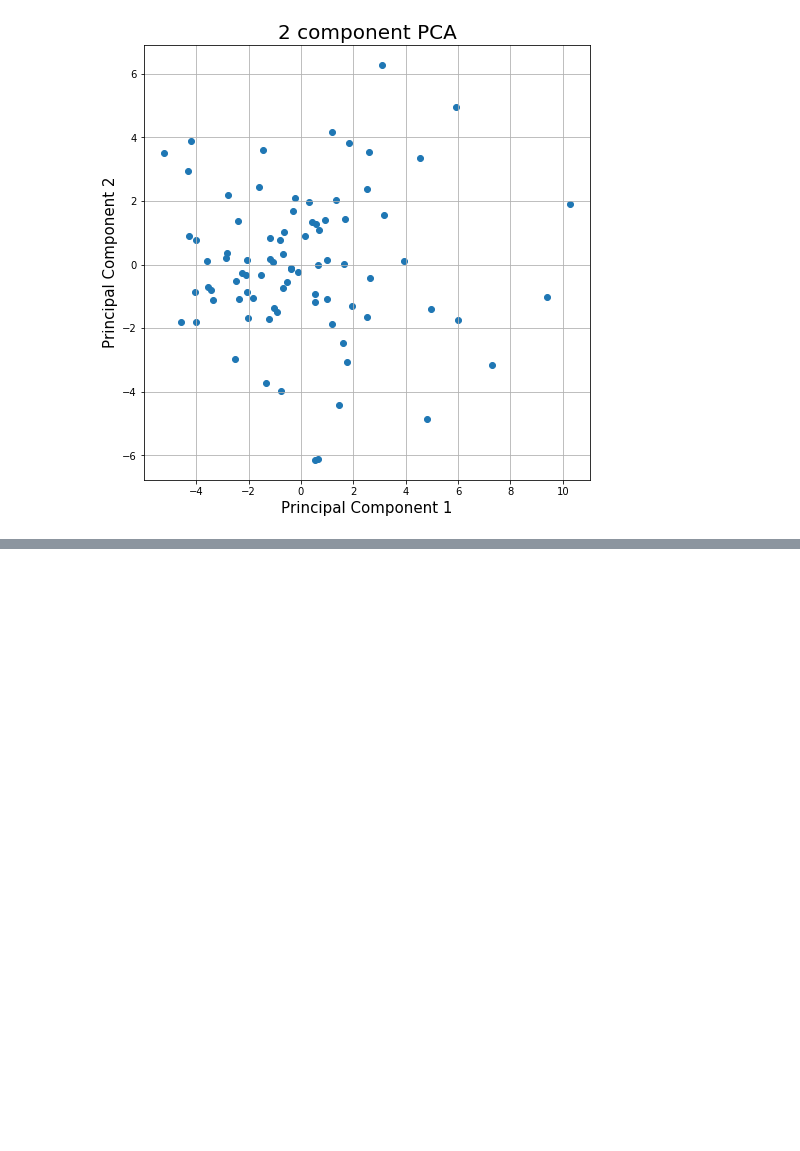
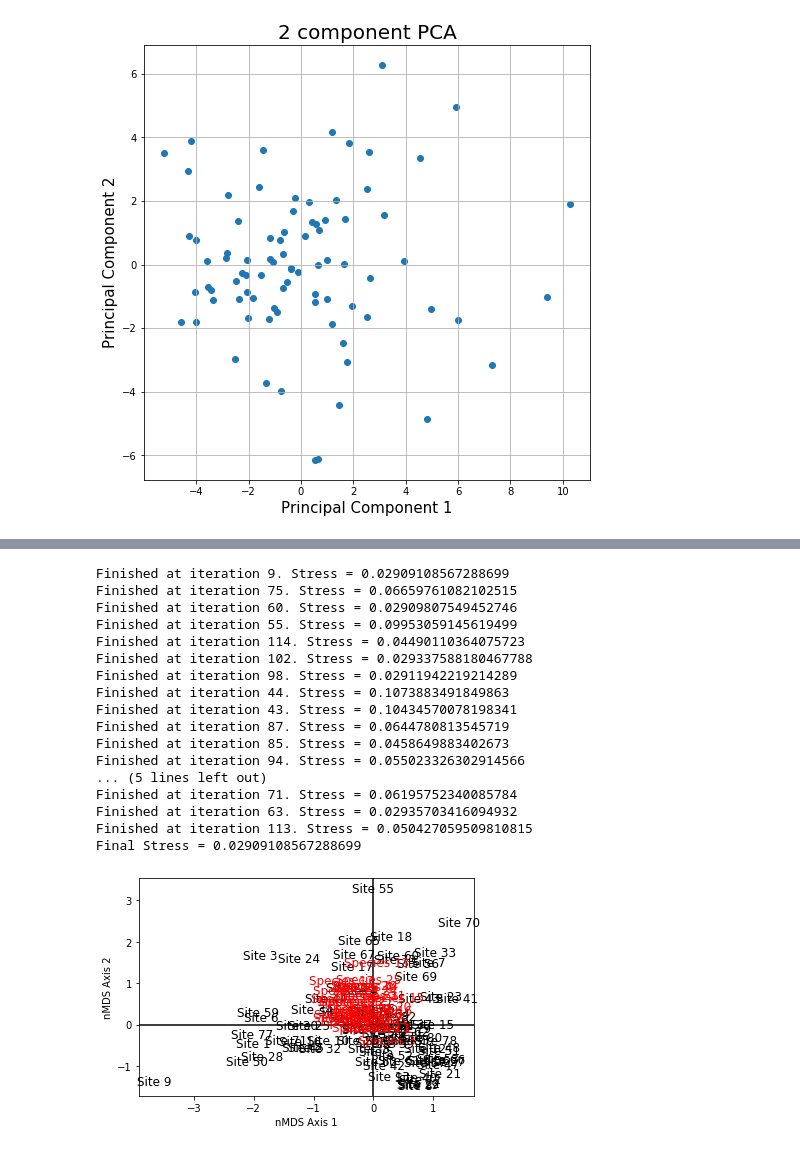
Before and after one commit to comaecliptic/music_project, a Jupyter notebook: ordinations.ipynb, the cells around one changed output, grey strips where cells are left out. Cells and saved outputs as stored; diff of their text form; code cells hidden in the pictures; blank space fills up the shorter version.

```diff
--- a/ordinations.ipynb
+++ b/ordinations.ipynb
@@ -463,0 +96,24 @@ array([[-4.06822838e-01, -7.08902055e-01],
+# %%
+nmds_df = df.iloc[1:, 1:].values**2 # now with other distances, I hope
+nmds_df_D = ep.distance(nmds_df_T, 'bray')
+musicMDS = ep.MDS(nmds_df_D, transform='absolute')
+musicMDS.biplot(descriptors=nmds_df_T)
+# %% [output]
+Finished at iteration 9. Stress = 0.02909108567288699
+Finished at iteration 75. Stress = 0.06659761082102515
+Finished at iteration 60. Stress = 0.02909807549452746
+Finished at iteration 55. Stress = 0.09953059145619499
+Finished at iteration 114. Stress = 0.04490110364075723
+Finished at iteration 102. Stress = 0.029337588180467788
+Finished at iteration 98. Stress = 0.02911942219214289
+Finished at iteration 44. Stress = 0.1073883491849863
+Finished at iteration 43. Stress = 0.10434570078198341
+Finished at iteration 87. Stress = 0.0644780813545719
+Finished at iteration 85. Stress = 0.0458649883402673
+Finished at iteration 94. Stress = 0.055023326302914566
+... (5 lines left out)
+Finished at iteration 71. Stress = 0.06195752340085784
+Finished at iteration 63. Stress = 0.02935703416094932
+Finished at iteration 113. Stress = 0.050427059509810815
+Final Stress = 0.02909108567288699
+[figure, added]
```
Also changed, not shown: parts of 36 cells of this notebook.
